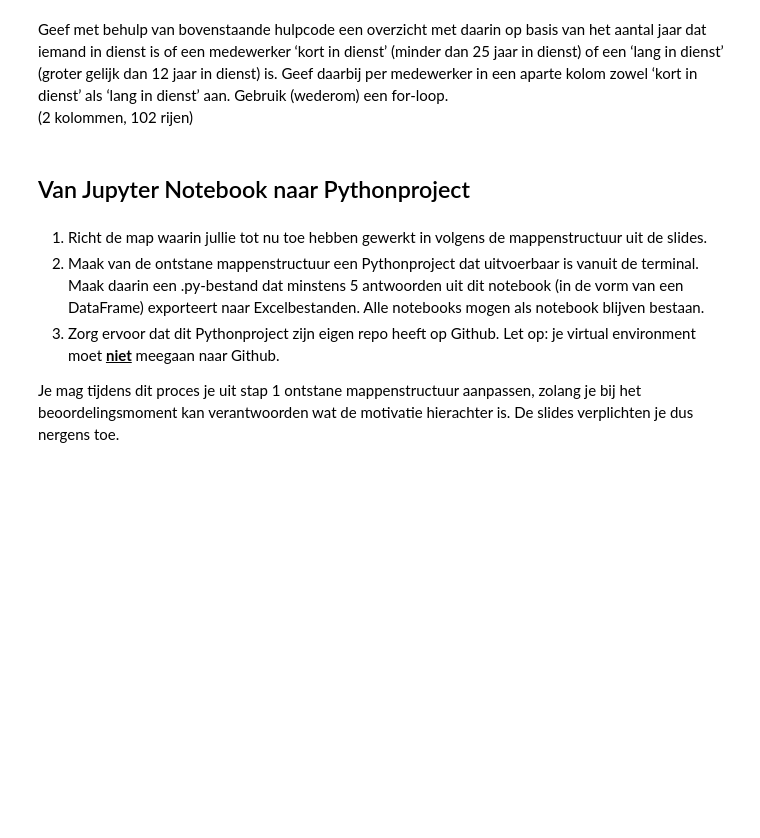
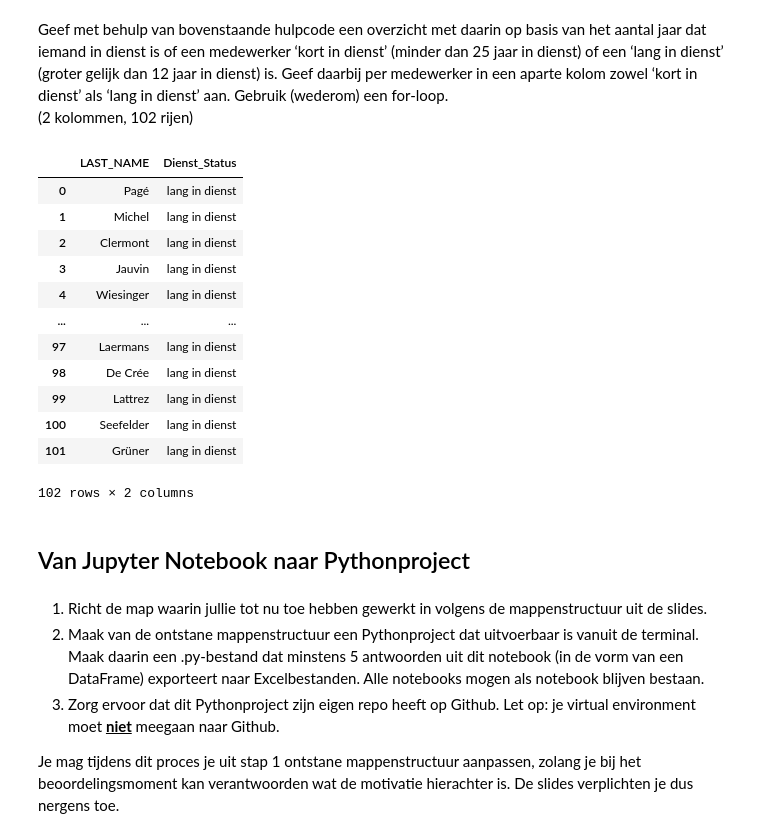
Before and after one commit to Leftings/DEDS_Portfolio, a Jupyter notebook: src/notebooks/DEDS_WC_1.2_en_1.3_Opdrachten.ipynb, the cells around one changed output. Cells and saved outputs as stored; diff of their text form; code cells hidden in the pictures; blank space fills up the shorter version.

```diff
--- a/src/2.1/DEDS_WC_1.2_en_1.3_Opdrachten.ipynb
+++ b/src/notebooks/DEDS_WC_1.2_en_1.3_Opdrachten.ipynb
@@ -593,6 +695,43 @@ date_obj.year
 # %% [markdown]
 Geef met behulp van bovenstaande hulpcode een overzicht met daarin op basis van het aantal jaar dat iemand in dienst is of een medewerker ‘kort in dienst’ (minder dan 25 jaar in dienst) of een ‘lang in dienst’ (groter gelijk dan 12 jaar in dienst) is. Geef daarbij per medewerker in een aparte kolom zowel ‘kort in dienst’ als ‘lang in dienst’ aan. Gebruik (wederom) een for-loop.<br>
 (2 kolommen, 102 rijen)
+# %%
+from datetime import datetime
+
+sales_staff = pd.read_sql("SELECT * FROM sales_staff", sqliteConnection)
+
+dienst_status = []
+
+for index, row in sales_staff.iterrows():
+    in_dienst_str = row['DATE_HIRED']
+    in_dienst = datetime.strptime(in_dienst_str, '%Y-%m-%d')
+    years_in_service = (datetime.today() - in_dienst).days // 365
+
+    if years_in_service < 25:
+        dienst_status.append('kort in dienst')
+    elif years_in_service >= 12:
+        dienst_status.append('lang in dienst')
+    else:
+        dienst_status.append('')
+
+sales_staff['Dienst_Status'] = dienst_status
+
+df_res = sales_staff[['LAST_NAME', 'Dienst_Status']]
+df_res
+# %% [output]
+|  | LAST_NAME | Dienst_Status |
+| 0 | Pagé | lang in dienst |
+| 1 | Michel | lang in dienst |
+| 2 | Clermont | lang in dienst |
+| 3 | Jauvin | lang in dienst |
+| 4 | Wiesinger | lang in dienst |
+| ... | ... | ... |
+| 97 | Laermans | lang in dienst |
+| 98 | De Crée | lang in dienst |
+| 99 | Lattrez | lang in dienst |
+| 100 | Seefelder | lang in dienst |
+| 101 | Grüner | lang in dienst |
+102 rows × 2 columns
 # %% [markdown]
 ## Van Jupyter Notebook naar Pythonproject
 # %% [markdown]
```
Also changed, not shown: parts of 8 cells of this notebook, 15 other files.
